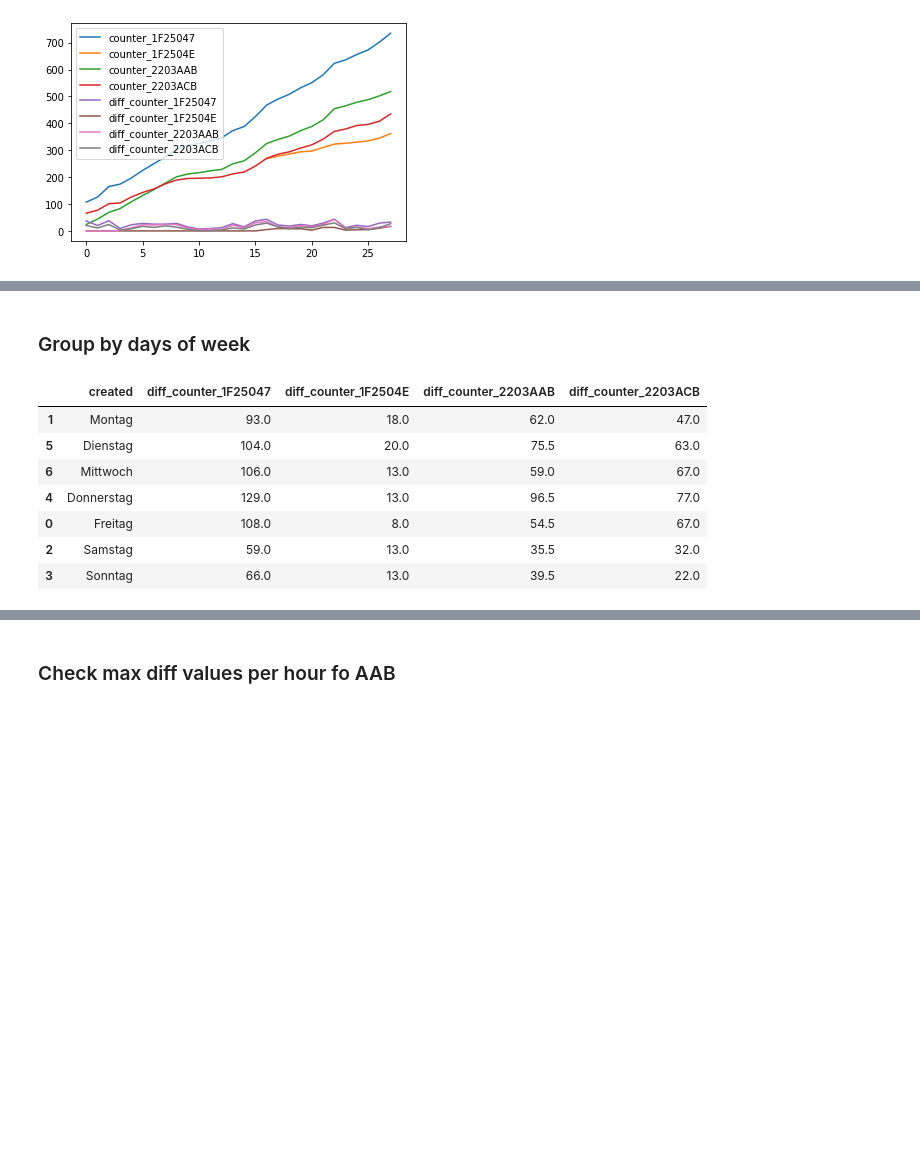
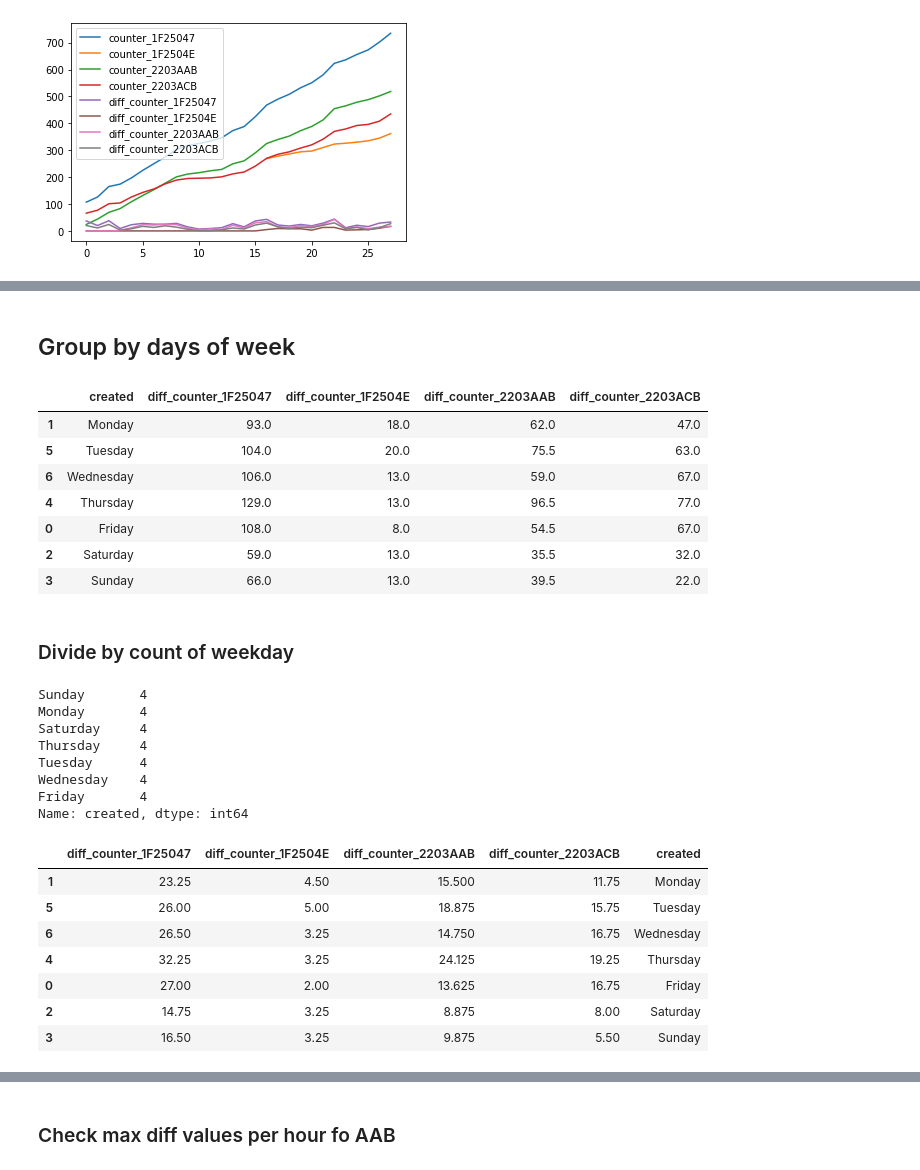
Before and after one commit to phyti1/ds_p4_kompotoi, a Jupyter notebook: Data_aquisition.ipynb, the cells around one changed output, grey strips where cells are left out. Saved outputs shown, nothing was run; the diff lists cells and outputs as text; code cells hidden in the pictures; blank space fills up the shorter version.

```diff
--- a/Data_aquisition.ipynb
+++ b/Data_aquisition.ipynb
@@ -709,5 +717,5 @@ message_data_day.loc[::10]
 # %% [markdown]
-### Group by days of week
+## Group by days of week
 # %%
 message_data_week = get_vis_data(message_data_wide)
 # only use diffs
@@ -723,23 +731,47 @@ cats = ['Monday', 'Tuesday', 'Wednesday', 'Thursday', 'Friday', 'Saturday', 'Sun
 
 message_data_week.sort_values('created', key=make_sorter(cats), inplace=True)
 
-# translate
-def translate_from_dict(original_text, translations):
-    if original_text in translations:
-        return translations[original_text]
-    return original_text
-
-trans_dict = {'Monday':'Montag', 'Tuesday':'Dienstag', 'Wednesday':'Mittwoch', 'Thursday':'Donnerstag', 'Friday':'Freitag', 'Saturday':'Samstag', 'Sunday':'Sonntag'}
-
-message_data_week['created'] = message_data_week['created'].apply(lambda x: translate_from_dict(x, trans_dict))
-
 message_data_week
 # %% [output]
 |  | created | diff_counter_1F25047 | diff_counter_1F2504E | diff_counter_2203AAB | diff_counter_2203ACB |
-| 1 | Montag | 93.0 | 18.0 | 62.0 | 47.0 |
-| 5 | Dienstag | 104.0 | 20.0 | 75.5 | 63.0 |
-| 6 | Mittwoch | 106.0 | 13.0 | 59.0 | 67.0 |
-| 4 | Donnerstag | 129.0 | 13.0 | 96.5 | 77.0 |
-| 0 | Freitag | 108.0 | 8.0 | 54.5 | 67.0 |
-| 2 | Samstag | 59.0 | 13.0 | 35.5 | 32.0 |
-| 3 | Sonntag | 66.0 | 13.0 | 39.5 | 22.0 |
+| 1 | Monday | 93.0 | 18.0 | 62.0 | 47.0 |
+| 5 | Tuesday | 104.0 | 20.0 | 75.5 | 63.0 |
+| 6 | Wednesday | 106.0 | 13.0 | 59.0 | 67.0 |
+| 4 | Thursday | 129.0 | 13.0 | 96.5 | 77.0 |
+| 0 | Friday | 108.0 | 8.0 | 54.5 | 67.0 |
+| 2 | Saturday | 59.0 | 13.0 | 35.5 | 32.0 |
+| 3 | Sunday | 66.0 | 13.0 | 39.5 | 22.0 |
+# %% [markdown]
+### Divide by count of weekday
+# %%
+weekday_subset = get_vis_data(message_data_wide)
+weekday_subset = weekday_subset.resample('D', on='created').sum().reset_index()['created'].dt.day_name().value_counts()
+print(weekday_subset)
+# type(weekday_subset['Monday'])
+
+def applyer(x):
+    # print(x.index)
+    new_row = x.loc[x.index != 'created'] / weekday_subset[x['created']]
+    new_row['created'] = x['created']
+    return new_row
+
+# apply operation
+message_data_week = message_data_week.apply(applyer, axis=1)
+message_data_week
+# %% [output]
+Sunday       4
+Monday       4
+Saturday     4
+Thursday     4
+Tuesday      4
+Wednesday    4
+Friday       4
+Name: created, dtype: int64
+|  | diff_counter_1F25047 | diff_counter_1F2504E | diff_counter_2203AAB | diff_counter_2203ACB | created |
+| 1 | 23.25 | 4.50 | 15.500 | 11.75 | Monday |
+| 5 | 26.00 | 5.00 | 18.875 | 15.75 | Tuesday |
+| 6 | 26.50 | 3.25 | 14.750 | 16.75 | Wednesday |
+| 4 | 32.25 | 3.25 | 24.125 | 19.25 | Thursday |
+| 0 | 27.00 | 2.00 | 13.625 | 16.75 | Friday |
+| 2 | 14.75 | 3.25 | 8.875 | 8.00 | Saturday |
+| 3 | 16.50 | 3.25 | 9.875 | 5.50 | Sunday |
```
Also changed, not shown: parts of 11 cells of this notebook.
